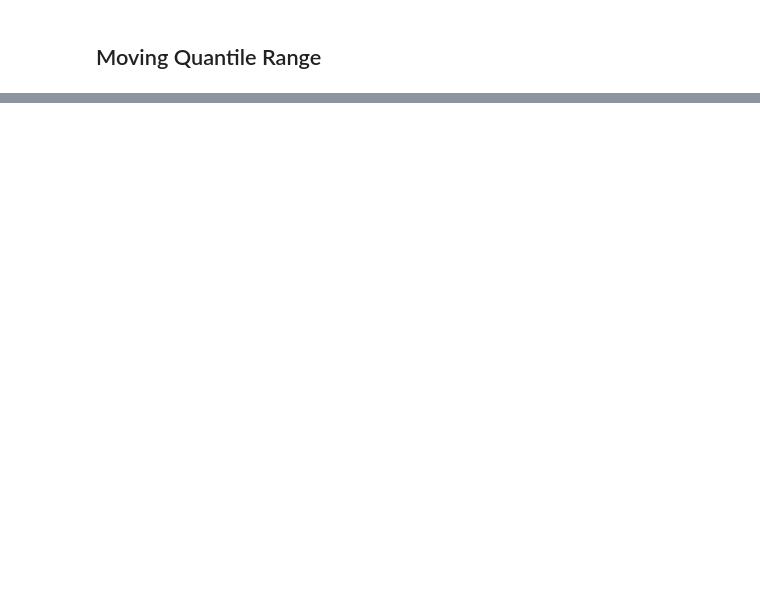
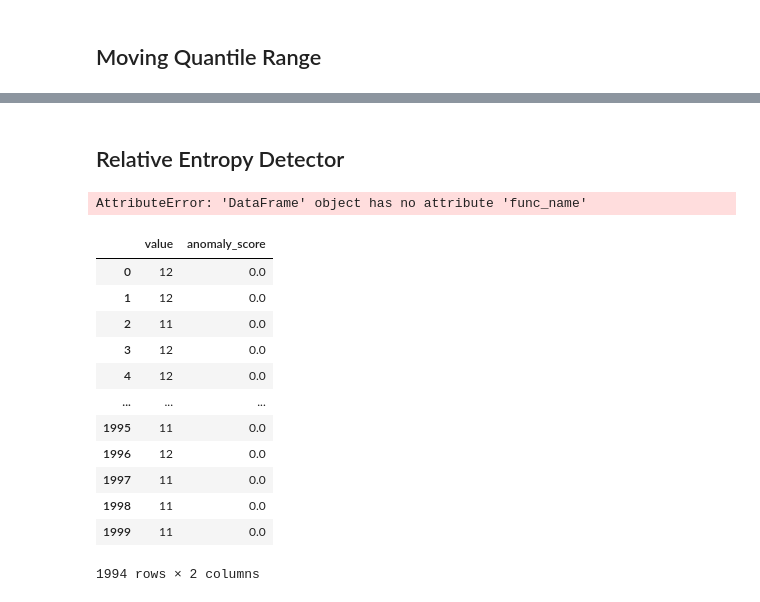
Before and after one commit to CODARcode/PerformanceAnalysis, a Jupyter notebook: jupyter/Anomaly_GPU.ipynb, the cells around one changed output, grey strips where cells are left out. Cells and saved outputs as stored; diff of their text form; code cells hidden in the pictures; blank space fills up the shorter version.

```diff
--- a/jupyter/Anomaly_GPU.ipynb
+++ b/jupyter/Anomaly_GPU.ipynb
@@ -264,0 +273,25 @@ TypeError: moving_quantile() got an unexpected keyword argument 'plot'
+# %%
+from adtk.detector import MinClusterDetector
+from sklearn.cluster import KMeans
+
+def min_cluster(df, n_clusters = 2, plot=True):
+    min_cluster_detector = MinClusterDetector(KMeans(n_clusters = n_clusters))
+    df = transform_adtk(df)
+    anomalies = min_cluster_detector.fit_detect(df)
+    normal = df[~anomalies]
+    outlier = df[anomalies]
+
+    if plot:
+        plot_result(outlier, normal, 'Min Cluster')
+
+    return outlier, normal
+# %%
+start = time.time()
+for i in range(10): # test 10 random samples
+    np.random.seed(i)
+    j = np.random.randint(len(subset))
+    func_name = subset.iloc[j].func_name
+    sample = sample_portion(run_time, func_name)
+    min_cluster(sample, plot=True);
+end = time.time()
+print("total time used: {}".format(end - start))
@@ -264,0 +310,2 @@ TypeError: moving_quantile() got an unexpected keyword argument 'plot'
+# %% [markdown]
+## Relative Entropy Detector
@@ -264,0 +330,5 @@ TypeError: moving_quantile() got an unexpected keyword argument 'plot'
+# %%
+re_ad = RelativeEntropyDetector(sample.iloc[:2000])
+result = re_ad.run();
+# %% [output]
+AttributeError: 'DataFrame' object has no attribute 'func_name'
@@ -264,0 +337,18 @@ TypeError: moving_quantile() got an unexpected keyword argument 'plot'
+# %%
+normal = result[result.anomaly_score == 0]
+# %%
+normal
+# %% [output]
+|  | value | anomaly_score |
+| 0 | 12 | 0.0 |
+| 1 | 12 | 0.0 |
+| 2 | 11 | 0.0 |
+| 3 | 12 | 0.0 |
+| 4 | 12 | 0.0 |
+| ... | ... | ... |
+| 1995 | 11 | 0.0 |
+| 1996 | 12 | 0.0 |
+| 1997 | 11 | 0.0 |
+| 1998 | 11 | 0.0 |
+| 1999 | 11 | 0.0 |
+1994 rows × 2 columns
```
Also changed, not shown: parts of 22 cells of this notebook, 1 other file.
